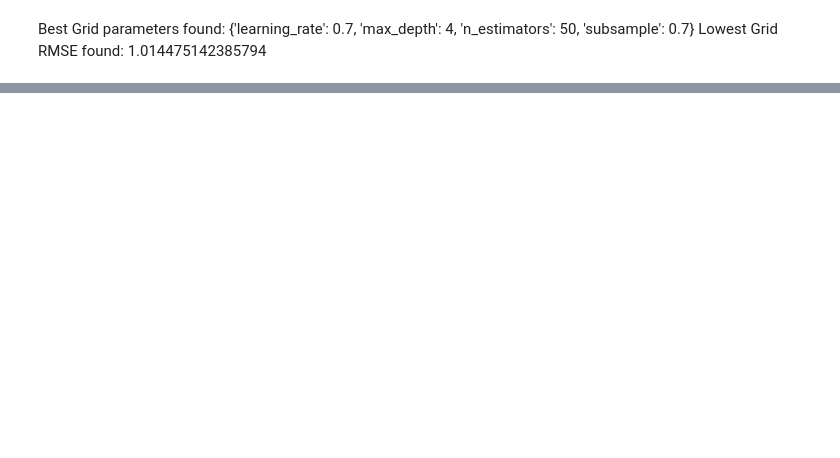
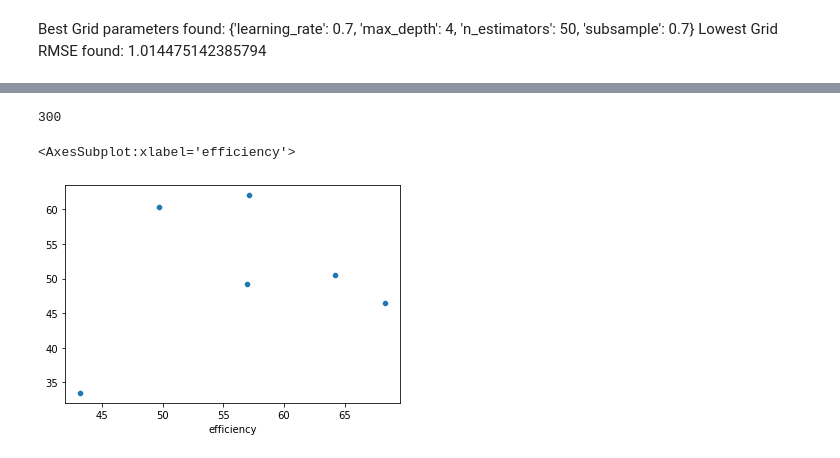
Before and after one commit to fromo19/Capstone-2, a Jupyter notebook: Model Selection.ipynb, the cells around one changed output, grey strips where cells are left out. Cells and saved outputs as stored; diff of their text form; code cells hidden in the pictures; blank space fills up the shorter version.

```diff
--- a/Model Selection.ipynb
+++ b/Model Selection.ipynb
@@ -14,8 +16,8 @@ from sklearn.model_selection import RandomizedSearchCV, cross_val_score, GridSea
 # %% [markdown]
 Load train and test data
 # %%
-hold_out = pd.read_csv('/Users/coleromanyk/Documents/GitHub/Capstone 2/hold_out_data.csv')
-train_data= pd.read_csv('/Users/coleromanyk/Documents/GitHub/Capstone 2/SMOTE_data.csv')
+hold_out = pd.read_csv('/Users/coleromanyk/Documents/GitHub/Capstone 2/hold_out_data300.csv')
+train_data= pd.read_csv('/Users/coleromanyk/Documents/GitHub/Capstone 2/SMOTE300_data.csv')
 # %%
 print(train_data.info())
 train_data.head()
@@ -136,5 +138,6 @@ print(np.mean(np.sqrt(np.abs(cv_score))))
 # %%
-params = {'n_estimators':range(15,51), 'max_depth':range(3,11), 'learning_rate':[ .1, .3, .5, .7], 'subsample':[.2,.3,.5,.6,.7,.8]}
+#params subsample removed
+params = {'n_estimators':range(15,51,2), 'max_depth':range(3,8), 'learning_rate':[ .1, .3, .5, .7], 'colsample_bytree':[.7, .8, .9, 1], 'reg_lambda':[.001 ,.01, 1, 10, 100]}
 # %%
 X_dmatrix = xgb.DMatrix(data=X_scaled, label=y_scaled)
 # %%
@@ -200,0 +182,2 @@ Lowest Random RMSE found:  1.017821599127864
+# %%
+predictions = randomized_mse.predict(X_test)
@@ -200,0 +295,9 @@ Lowest Random RMSE found:  1.017821599127864
+# %%
+len(X_train)
+# %% [output]
+300
+# %%
+sns.scatterplot(y_test, predictions)
+# %% [output]
+<AxesSubplot:xlabel='efficiency'>
+[figure, added]
```
Also changed, not shown: parts of 20 cells of this notebook.
